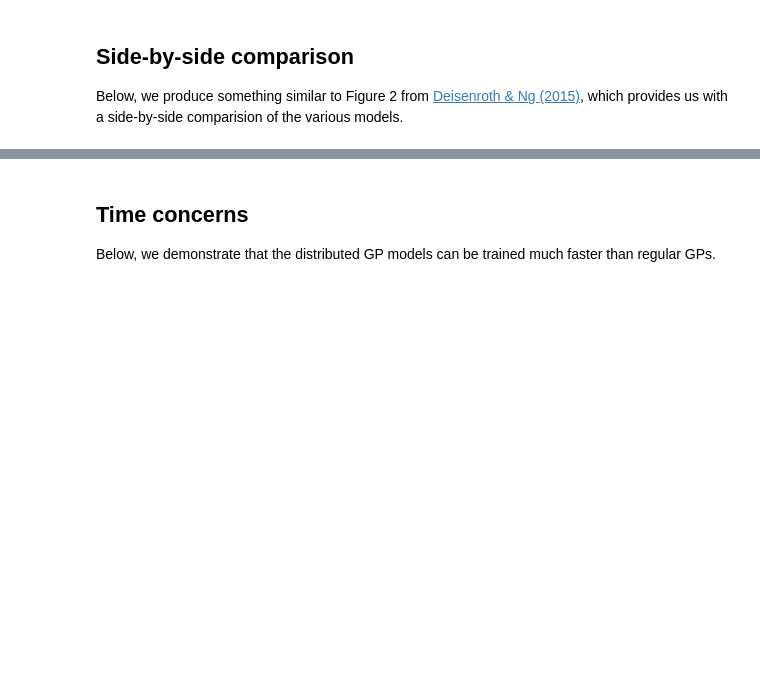
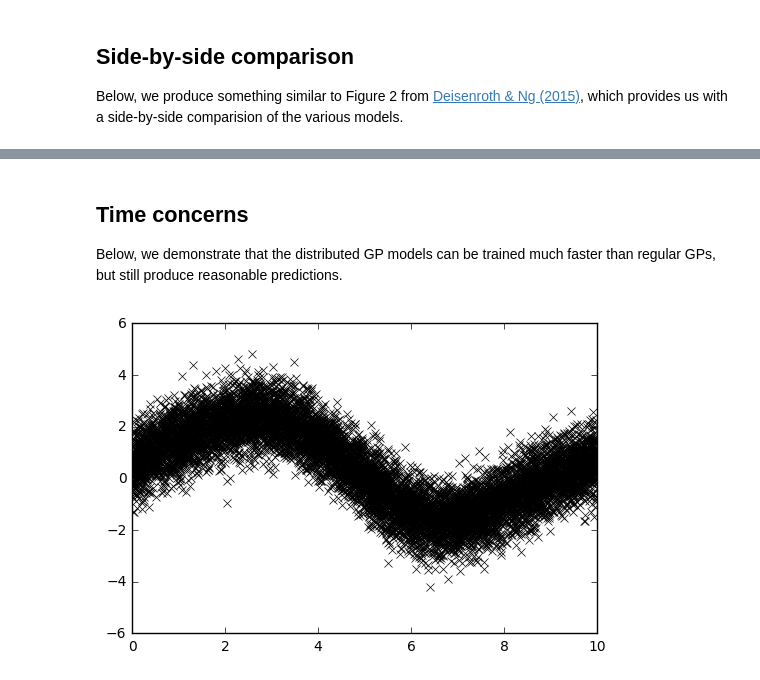
Before and after one commit to sanket-kamthe/gptf, a Jupyter notebook: notebooks/Distributed_Gaussian_Process_Models.ipynb, the cells around one changed output, grey strips where cells are left out. Cells and saved outputs as stored; diff of their text form; code cells hidden in the pictures; blank space fills up the shorter version.

```diff
--- a/notebooks/Distributed_Gaussian_Process_Models.ipynb
+++ b/notebooks/Distributed_Gaussian_Process_Models.ipynb
@@ -213,4 +213,4 @@ plt.show()
 # %% [markdown]
 ## Time concerns
 
-Below, we demonstrate that the distributed GP models can be trained much faster than regular GPs.
+Below, we demonstrate that the distributed GP models can be trained much faster than regular GPs, but still produce reasonable predictions.
@@ -216,0 +238,11 @@ Below, we demonstrate that the distributed GP models can be trained much faster
+# %%
+X = np.random.uniform(0., 10., (10000, 1))
+Y = full_gp.compute_prior_samples(X, 1, 1)[0]
+sigma = np.sqrt(full_gp.likelihood.variance.value)
+Y += np.random.normal(0., sigma, Y.shape)
+test_points = np.linspace(-5, 10).reshape(-1, 1)
+
+plt.plot(X, Y, 'kx')
+plt.show()
+# %% [output]
+[figure, added]
```
Also changed, not shown: parts of 10 cells of this notebook.
